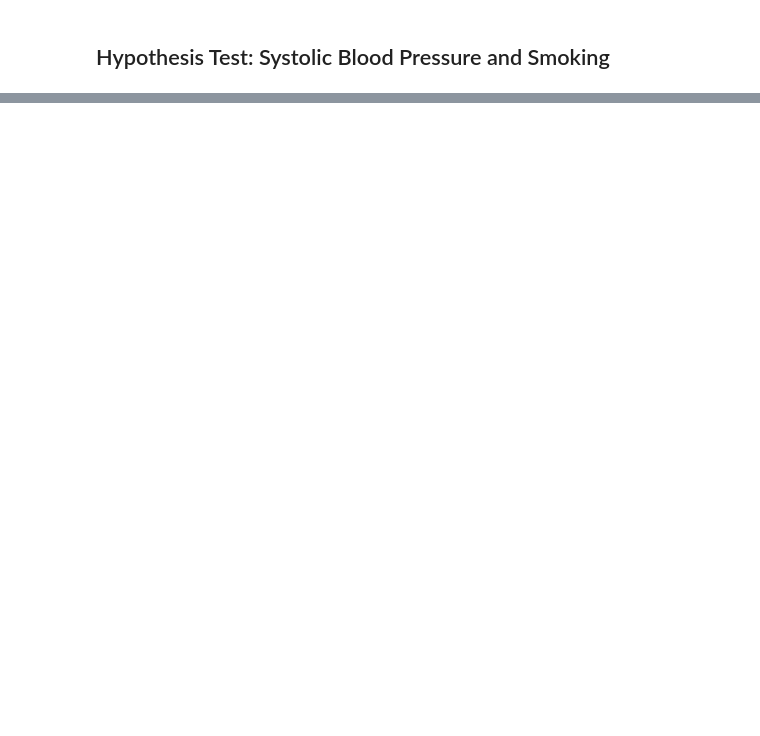
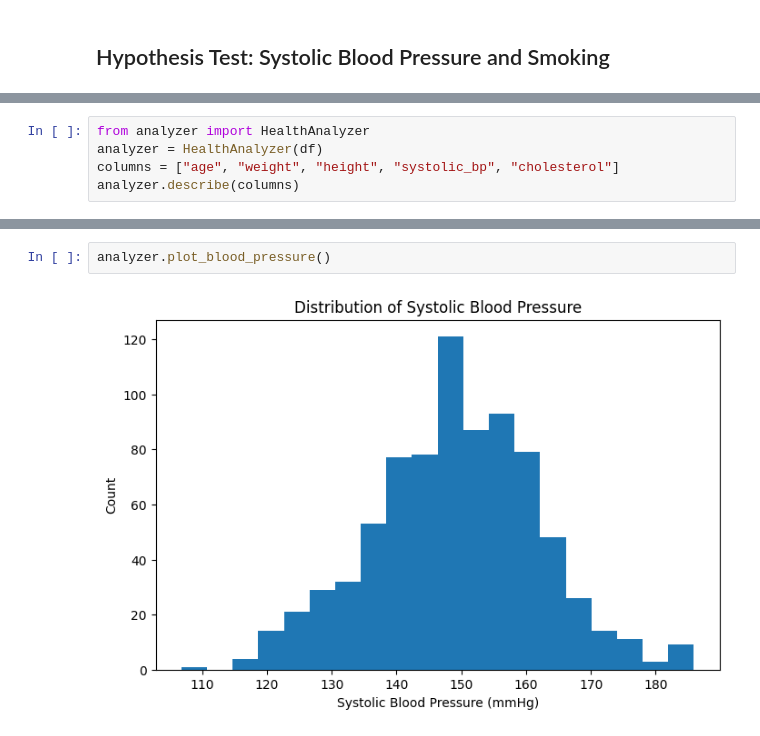
Before and after one commit to Realytica/health_study, a Jupyter notebook: notebooks/part_1_health_study.ipynb, the cells around one changed output, grey strips where cells are left out. Drawn from its saved outputs; the diff is of its cells as text; blank space fills up the shorter version.

```diff
--- a/notebooks/part_1_health_study.ipynb
+++ b/notebooks/part_1_health_study.ipynb
@@ -344,0 +353,5 @@ ImportError: cannot import name 'summary_stats' from 'analysis' (c:\Users\pappa\
+# %%
+from analyzer import HealthAnalyzer
+analyzer = HealthAnalyzer(df)
+columns = ["age", "weight", "height", "systolic_bp", "cholesterol"]
+analyzer.describe(columns)
@@ -344,0 +364,4 @@ ImportError: cannot import name 'summary_stats' from 'analysis' (c:\Users\pappa\
+# %%
+analyzer.plot_blood_pressure()
+# %% [output]
+[figure, added]
```
Also changed, not shown: parts of 23 cells of this notebook, 2 other files.
